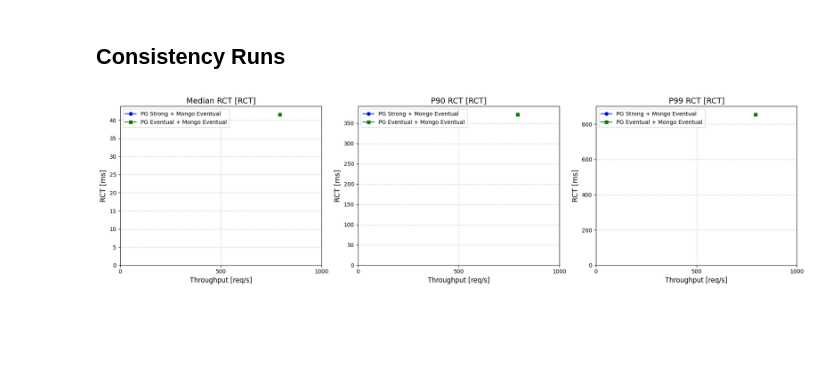
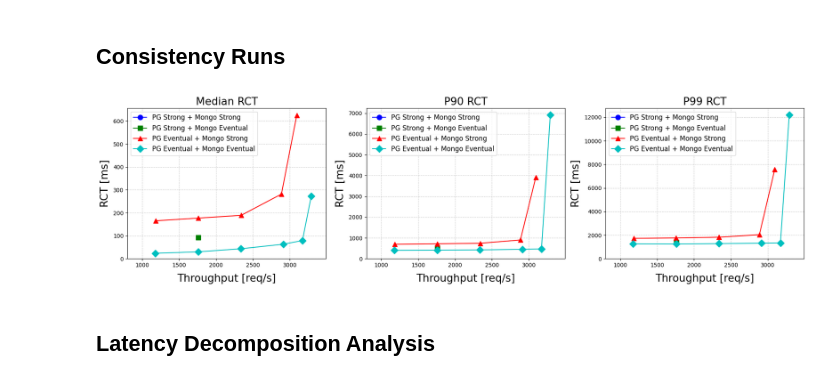
Before and after one commit to ritulS/MS_Benchmark, a Jupyter notebook: analysis_new.ipynb, the cells around one changed output. Drawn from its saved outputs; the diff is of its cells as text; code cells hidden in the pictures; blank space fills up the shorter version.

```diff
--- a/analysis_new.ipynb
+++ b/analysis_new.ipynb
@@ -49,8 +49,8 @@ ExpWorkloadName = yaml.safe_load(open("enrichment_config.yaml"))["ExpWorkloadNam
 print("ExpWorkloadName:", ExpWorkloadName)
 
 # Analysis Inputs
-system_name = "dmix_exp_results/pg_heavy_results" # CHANGE FOR NEW SYSTEM
-throughput_str = "pgh_thr1200"
+system_name = "cons_exp_results/pgStrong_mnEventual" # CHANGE FOR NEW SYSTEM
+throughput_str = "pgS_mnE_thr2400"
 exp_name = "{}/{}".format(system_name, throughput_str)
 log_files = glob.glob(f"results/{exp_name}/*.csv")
 print(exp_name)
@@ -410,11 +361,12 @@ plot_3_combined_graphs(exp_output)
 # %% [markdown]
 ## Consistency Runs
 # %%
-# pgs_mns_res = read_rct_data("./results/cons_exp_results/cons_pgS_mongoS", "PG Strong + Mongo Strong")
-pgs_mne_res = read_rct_data("./results/cons_exp_results/cons_pgS_mongoE", "PG Strong + Mongo Eventual")
-# pge_mns_res = read_rct_data("./results/cons_exp_results/cons_pgE_mongoS", "PG Eventual + Mongo Strong")
-pge_mne_res = read_rct_data("./results/cons_exp_results/cons_pgE_mongoE", "PG Eventual + Mongo Eventual")
-cons_exp_input = [pgs_mne_res, pge_mne_res]
+
+pgs_mns_res = read_rct_data("./results/cons_exp_results/pgStrong_mnStrong", "PG Strong + Mongo Strong")
+pgs_mne_res = read_rct_data("./results/cons_exp_results/pgStrong_mnEventual", "PG Strong + Mongo Eventual")
+pge_mns_res = read_rct_data("./results/cons_exp_results/pgEventual_mnStrong", "PG Eventual + Mongo Strong")
+pge_mne_res = read_rct_data("./results/cons_exp_results/pgEventual_mnEventual", "PG Eventual + Mongo Eventual")
+cons_exp_input = [pgs_mns_res, pgs_mne_res, pge_mns_res, pge_mne_res]
 
 exp_output = gen_percentile_values(cons_exp_input)
 def plot_3_combined_graphs(data, title_suffix="RCT"):
@@ -453,38 +405,46 @@ def plot_3_combined_graphs(data, title_suffix="RCT"):
                 x, y,
                 color=colors[i % len(colors)],
                 marker=markers[i % len(markers)],
-                markersize=6,
+                markersize=9,
                 label=f'{workload}'
             )
 
         # Set labels, titles, and grid
-        ax.set_title(f'{percentile.capitalize()} RCT [{title_suffix}]', fontsize=14)
-        ax.set_xlabel('Throughput [req/s]', fontsize=12)
-        ax.set_ylabel('RCT [ms]', fontsize=13)
+        ax.set_title(f'{percentile.capitalize()} RCT', fontsize=19)
+        ax.set_xlabel('Throughput [req/s]', fontsize=19, labelpad=10)
+        ax.set_ylabel('RCT [ms]', fontsize=19, labelpad=5)
         ax.grid(True, linestyle='--', alpha=0.6)
         ax.set_yscale('linear')
         ax.set_ylim(0)
+        # x-asis fontsize=12
+        # y-axis fontsize=13
+        # ax.tick_params(axis='x', labelsize=12)
+        # ax.tick_params(axis='y', labelsize=13)
 
         # if percentile == 'p90':
         #     ax.set_ylim(0, 7300)  # *** Fixed max y-axis for p90 ***
         # else:
         #     ax.set_ylim(0)
         # if percentile == 'p99':
         #     ax.set_ylim(0, 14600)  # *** Fixed max y-axis for p90 ***
         # else:
         #     ax.set_ylim(0)
 
         # Set x-axis ticks at rounded intervals
         tick_interval = 500  # Adjust if needed
-        ax.set_xticks(np.arange(0, x_max + tick_interval, tick_interval))
+        # ax.set_xticks(np.arange(0, x_max + tick_interval, tick_interval))
+        ax.set_xticks(np.concatenate(([0], np.arange(1000, x_max + 500, 500))))
+        ax.set_xlim(800,x_max+200)
 
         # Add legend
-        ax.legend(fontsize=10)
+        ax.legend(fontsize=12)
 
     # Adjust layout
     plt.tight_layout()
     plt.show()
 
 plot_3_combined_graphs(exp_output)
 # %% [output]
-[figure, old version]
+[figure, new version]
+# %% [markdown]
+## Latency Decomposition Analysis
```
Also changed, not shown: parts of 4 cells of this notebook, 20 other files.
